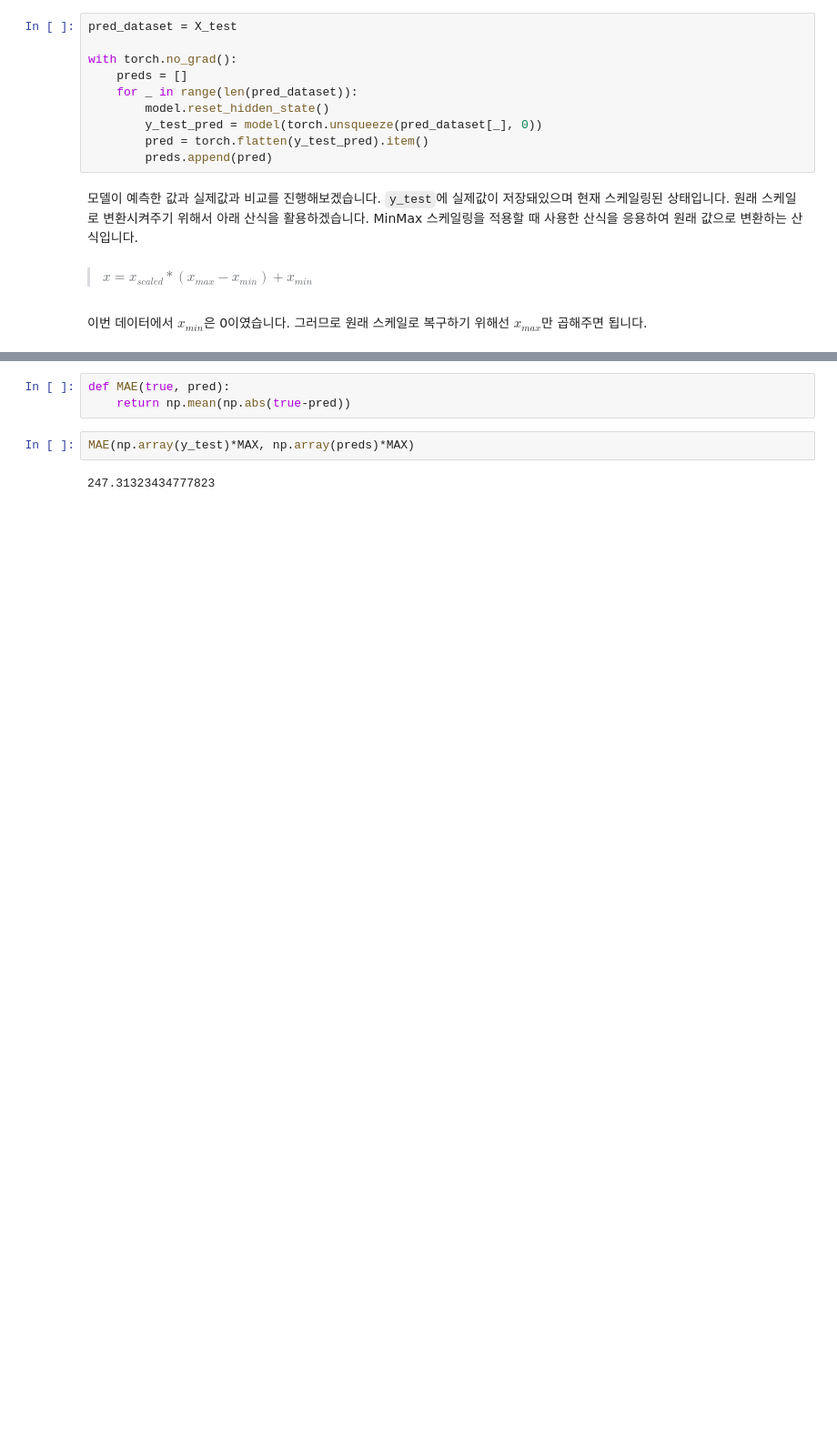
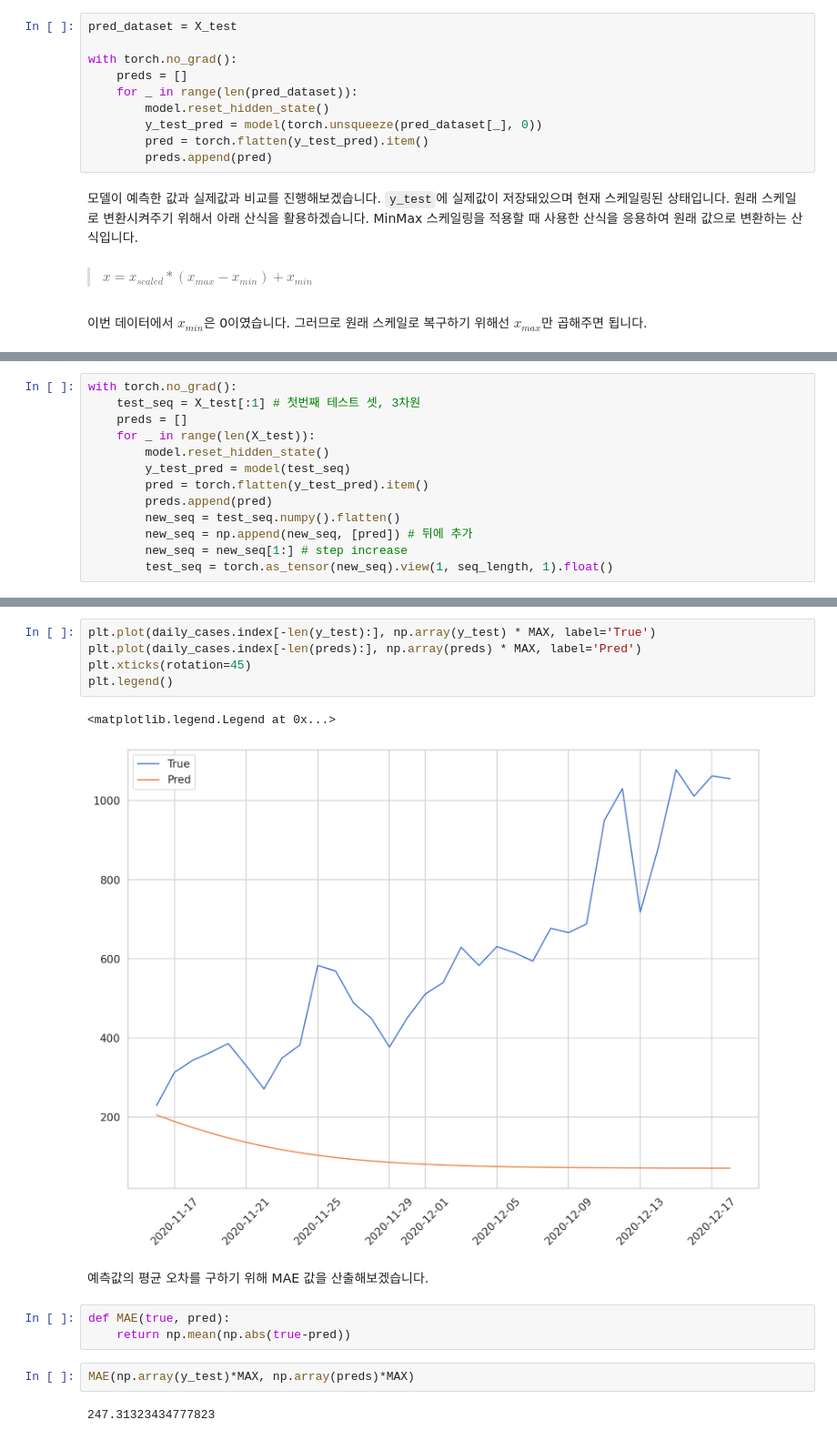
Before and after one commit to kakao-gray-great/Time-Series-Forecasting-for-Covid19, a Jupyter notebook: Ch4_LSTM.ipynb, the cells around one changed output, grey strips where cells are left out. Shown at 91% size. Saved outputs shown, nothing was run; the diff lists cells and outputs as text; blank space fills up the shorter version.

```diff
--- a/Ch4_LSTM.ipynb
+++ b/Ch4_LSTM.ipynb
@@ -275,0 +296,13 @@ plt.legend()
+# %%
+with torch.no_grad():
+    test_seq = X_test[:1] # 첫번째 테스트 셋, 3차원
+    preds = []
+    for _ in range(len(X_test)):
+        model.reset_hidden_state()
+        y_test_pred = model(test_seq)
+        pred = torch.flatten(y_test_pred).item()
+        preds.append(pred)
+        new_seq = test_seq.numpy().flatten()
+        new_seq = np.append(new_seq, [pred]) # 뒤에 추가
+        new_seq = new_seq[1:] # step increase
+        test_seq = torch.as_tensor(new_seq).view(1, seq_length, 1).float()
@@ -276,3 +329,13 @@ plt.legend()
+# %%
+plt.plot(daily_cases.index[-len(y_test):], np.array(y_test) * MAX, label='True')
+plt.plot(daily_cases.index[-len(preds):], np.array(preds) * MAX, label='Pred')
+plt.xticks(rotation=45)
+plt.legend()
+# %% [output]
+<matplotlib.legend.Legend at 0x...>
+[figure, added]
+# %% [markdown]
+예측값의 평균 오차를 구하기 위해 MAE 값을 산출해보겠습니다.
 # %%
 def MAE(true, pred):
     return np.mean(np.abs(true-pred))
```
Also changed, not shown: parts of 11 cells of this notebook.
